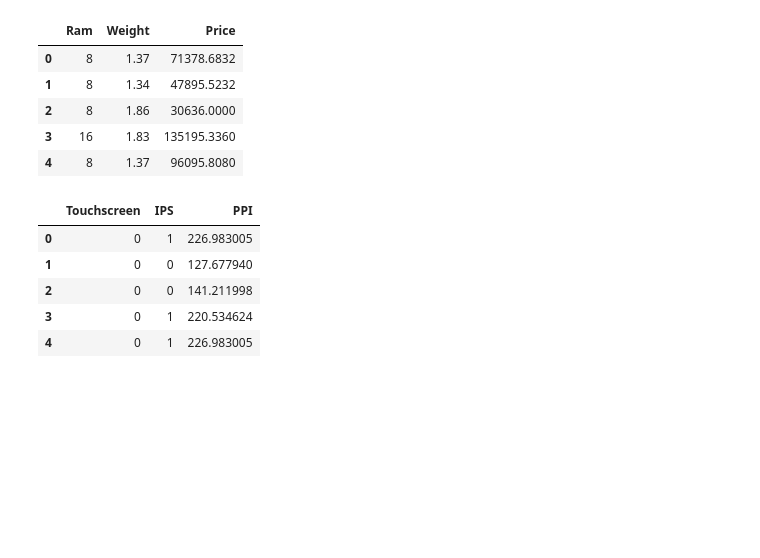
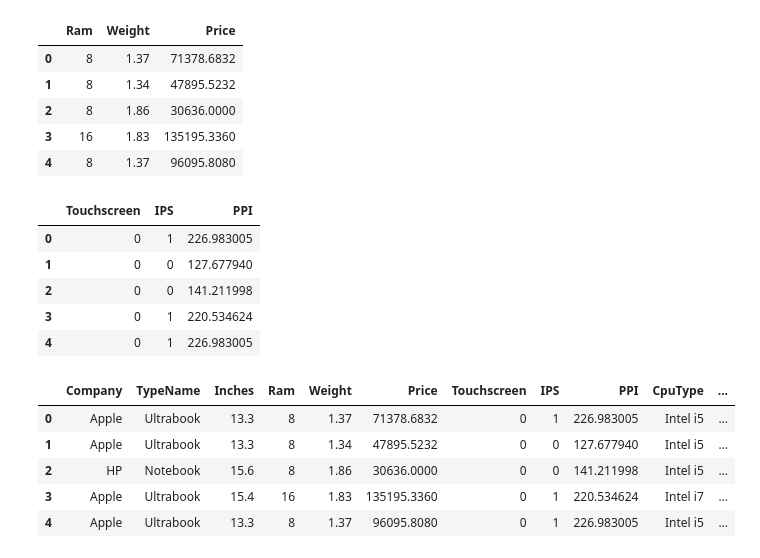
Before and after one commit to 2026aib1053-spark/laptop-price-predictor, a Jupyter notebook: main/laptop_price_prediction.ipynb, the cells around one changed output. Drawn from its saved outputs; the diff is of its cells as text; code cells hidden in the pictures; blank space fills up the shorter version.

```diff
--- a/main/laptop_price_prediction.ipynb
+++ b/main/laptop_price_prediction.ipynb
@@ -149,3 +149,59 @@ display(data[["Touchscreen", "IPS", "PPI"]].head())
 | 2 | 0 | 0 | 141.211998 |
 | 3 | 0 | 1 | 220.534624 |
 | 4 | 0 | 1 | 226.983005 |
+# %%
+
+
+def get_cpu_type(cpu):
+    if "Core i7" in cpu:
+        return "Intel i7"
+    elif "Core i5" in cpu:
+        return "Intel i5"
+    elif "Core i3" in cpu:
+        return "Intel i3"
+    elif "Intel" in cpu:
+        return "Other Intel"
+    else:
+        return "AMD"
+
+
+def get_storage(memory, kind):
+    # Adds up the size (in GB) of one storage type, "SSD" or "HDD"
+    # Example: "256GB SSD + 1TB HDD" -> SSD = 256, HDD = 1000
+    total = 0.0
+    for part in memory.split("+"):
+        part = part.strip()
+        if kind in part:
+            size_text = part.split()[0]            # for example "256GB" or "1TB"
+            if size_text.endswith("TB"):
+                total = total + float(size_text[:-2]) * 1000
+            else:
+                total = total + float(size_text[:-2])
+    return total
+
+
+def get_os_type(os_name):
+    if "Windows" in os_name:
+        return "Windows"
+    elif os_name == "macOS" or os_name == "Mac OS X":
+        return "Mac"
+    else:
+        return "Other"
+
+
+data["CpuType"] = data["Cpu"].apply(get_cpu_type)
+data["SSD"] = data["Memory"].apply(lambda m: get_storage(m, "SSD"))
+data["HDD"] = data["Memory"].apply(lambda m: get_storage(m, "HDD"))
+data["GpuBrand"] = data["Gpu"].str.split().str[0]
+data["OS"] = data["OpSys"].apply(get_os_type)
+
+# Remove the old text columns
+data = data.drop(columns=["ScreenResolution", "Cpu", "Memory", "Gpu", "OpSys"])
+data.head()
+# %% [output]
+|  | Company | TypeName | Inches | Ram | Weight | Price | Touchscreen | IPS | PPI | CpuType | ... |
+| 0 | Apple | Ultrabook | 13.3 | 8 | 1.37 | 71378.6832 | 0 | 1 | 226.983005 | Intel i5 | ... |
+| 1 | Apple | Ultrabook | 13.3 | 8 | 1.34 | 47895.5232 | 0 | 0 | 127.677940 | Intel i5 | ... |
+| 2 | HP | Notebook | 15.6 | 8 | 1.86 | 30636.0000 | 0 | 0 | 141.211998 | Intel i5 | ... |
+| 3 | Apple | Ultrabook | 15.4 | 16 | 1.83 | 135195.3360 | 0 | 1 | 220.534624 | Intel i7 | ... |
+| 4 | Apple | Ultrabook | 13.3 | 8 | 1.37 | 96095.8080 | 0 | 1 | 226.983005 | Intel i5 | ... |
```
Also changed, not shown: parts of 1 cell of this notebook.
